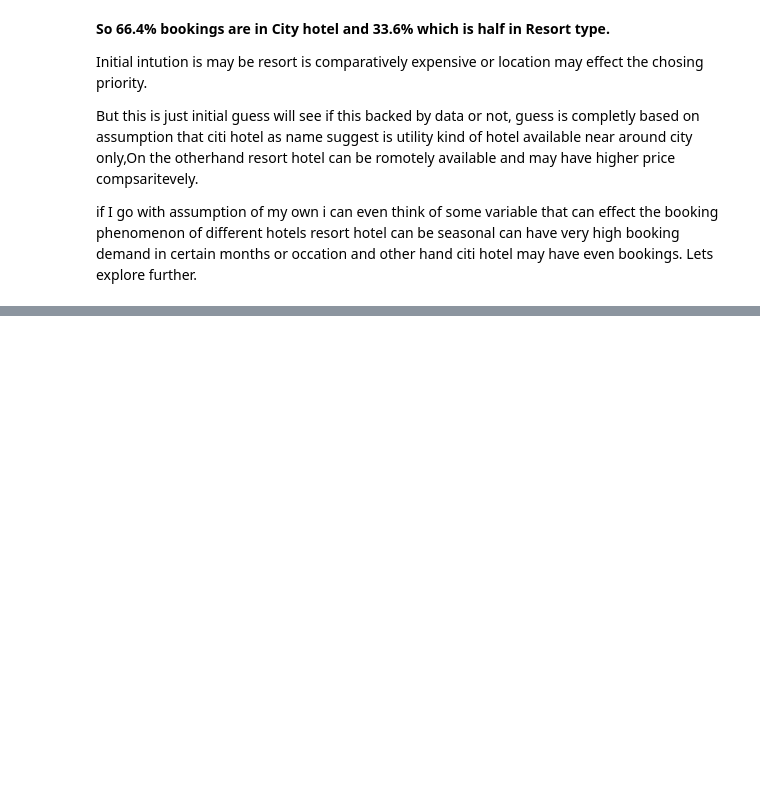
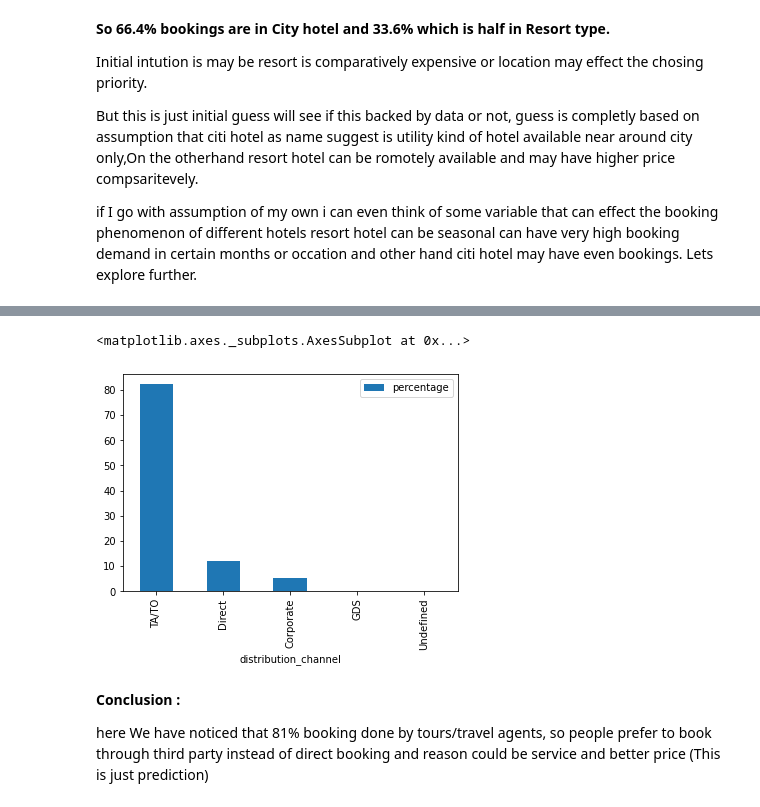
Before and after one commit to NV1511/Hotel-Booking-Data-Analysis, a Jupyter notebook: Capstone_Project_Hotel_Booking_Analysis.ipynb, the cells around one changed output, grey strips where cells are left out. Saved outputs shown, nothing was run; the diff lists cells and outputs as text; code cells hidden in the pictures; blank space fills up the shorter version.

```diff
--- a/Capstone_Project_Hotel_Booking_Analysis.ipynb
+++ b/Capstone_Project_Hotel_Booking_Analysis.ipynb
@@ -242,0 +291,6 @@ Lets explore further.
+# %%
+##Get the table which display distribution channel wise data and that way we'll find out which from market sagment received highest booking
+Distribution_chanel_analysis=df.groupby('distribution_channel')['hotel'].count().reset_index().sort_values(by='hotel',ascending=False)
+Distribution_chanel_analysis['percentage']=(Distribution_chanel_analysis['hotel']/(Distribution_chanel_analysis['hotel'].sum()))*100
+Distribution_chanel_analysis.rename(columns={'hotel':'No. of booking'},inplace=True)    # Rename the column's name
+Distribution_chanel_analysis
@@ -242,0 +304,10 @@ Lets explore further.
+# %%
+#Plot the analysis
+Distribution_chanel_analysis.plot.bar(x='distribution_channel',y='percentage')
+# %% [output]
+<matplotlib.axes._subplots.AxesSubplot at 0x...>
+[figure, added]
+# %% [markdown]
+**Conclusion :**
+
+here We have noticed that 81% booking done by tours/travel agents, so people prefer to book through third party instead of direct booking and reason could be service and better price (This is just prediction)
```
Also changed, not shown: parts of 9 cells of this notebook.
